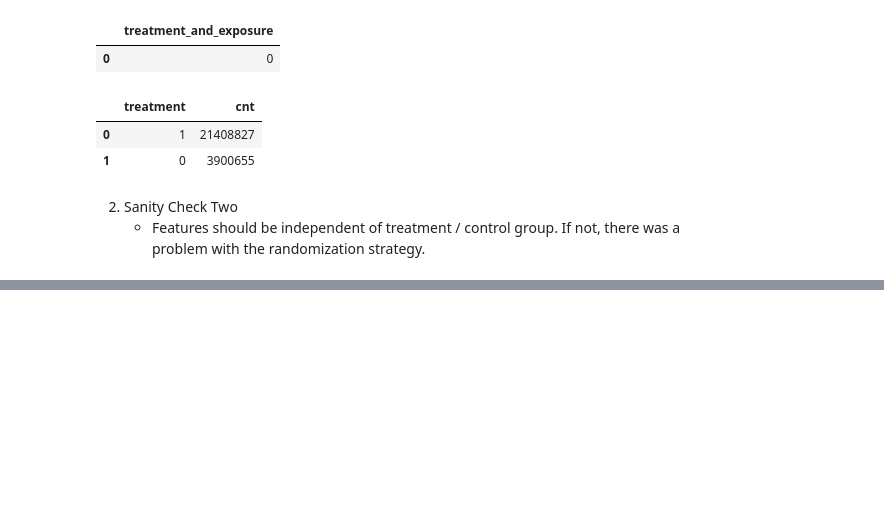
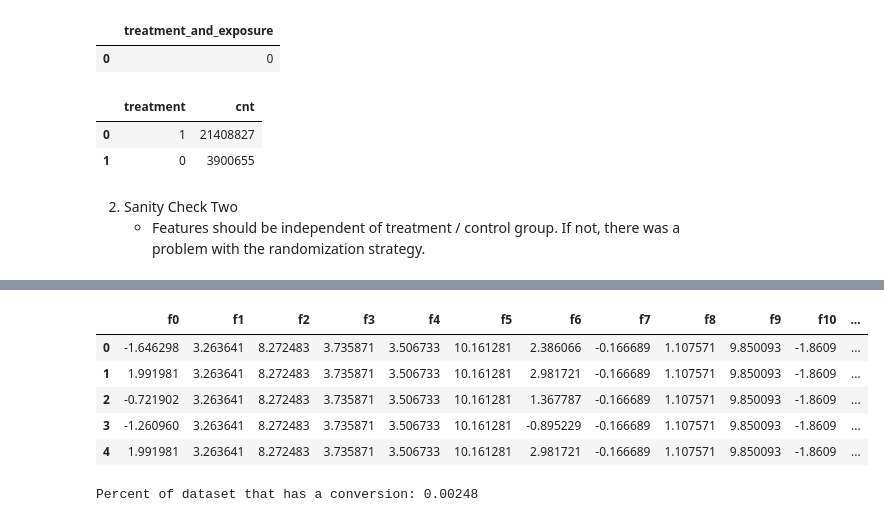
Before and after one commit to cloud36/uplift_modeling_criteo, a Jupyter notebook: eda_notebooks/EDA_cb.ipynb, the cells around one changed output, grey strips where cells are left out. Saved outputs shown, nothing was run; the diff lists cells and outputs as text; code cells hidden in the pictures; blank space fills up the shorter version.

```diff
--- a/eda_notebooks/EDA_cb.ipynb
+++ b/eda_notebooks/EDA_cb.ipynb
@@ -161,0 +167,19 @@ plt.axvline(emp_loss)
+# %%
+query="""
+SELECT f0,f1,f2,f3,f4,f5,f6,f7,f8,f9,f10,f11, treatment, conversion
+FROM `uplift.data` b ORDER BY RAND() LIMIT 200000
+"""
+
+df = bq.Query(query).execute().result().to_dataframe()
+df.head()
+# %% [output]
+|  | f0 | f1 | f2 | f3 | f4 | f5 | f6 | f7 | f8 | f9 | f10 | ... |
+| 0 | -1.646298 | 3.263641 | 8.272483 | 3.735871 | 3.506733 | 10.161281 | 2.386066 | -0.166689 | 1.107571 | 9.850093 | -1.8609 | ... |
+| 1 | 1.991981 | 3.263641 | 8.272483 | 3.735871 | 3.506733 | 10.161281 | 2.981721 | -0.166689 | 1.107571 | 9.850093 | -1.8609 | ... |
+| 2 | -0.721902 | 3.263641 | 8.272483 | 3.735871 | 3.506733 | 10.161281 | 1.367787 | -0.166689 | 1.107571 | 9.850093 | -1.8609 | ... |
+| 3 | -1.260960 | 3.263641 | 8.272483 | 3.735871 | 3.506733 | 10.161281 | -0.895229 | -0.166689 | 1.107571 | 9.850093 | -1.8609 | ... |
+| 4 | 1.991981 | 3.263641 | 8.272483 | 3.735871 | 3.506733 | 10.161281 | 2.981721 | -0.166689 | 1.107571 | 9.850093 | -1.8609 | ... |
+# %%
+print("Percent of dataset that has a conversion: %s" % (df['conversion'].sum() / 200000.))
+# %% [output]
+Percent of dataset that has a conversion: 0.00248
```
Also changed, not shown: parts of 11 cells of this notebook, 2 other files.
